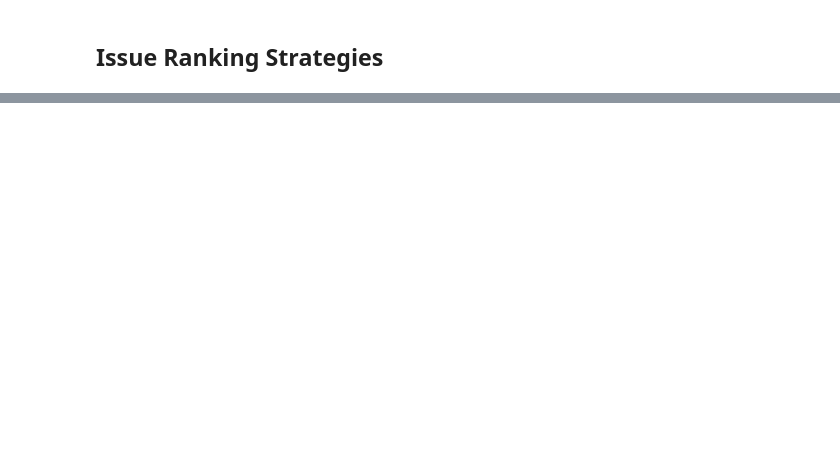
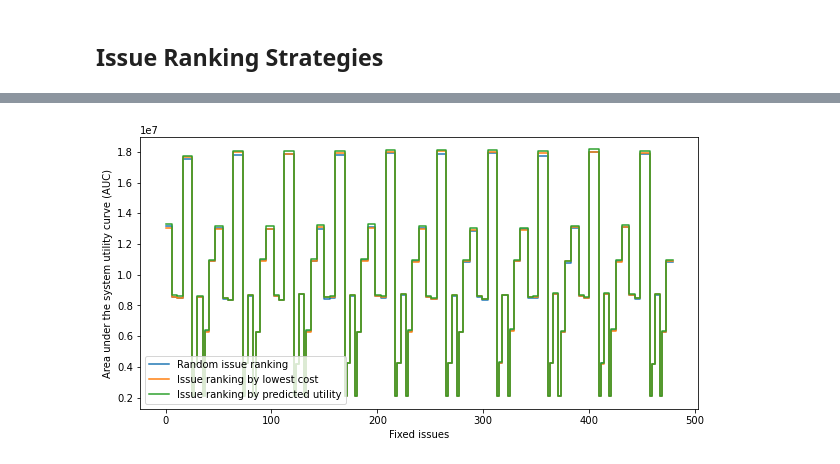
Before and after one commit to Phimanu/MachineLearningControl, a Jupyter notebook: mrubis_controller/performance_plots.ipynb, the cells around one changed output, grey strips where cells are left out. Cells and saved outputs as stored; diff of their text form; code cells hidden in the pictures; blank space fills up the shorter version.

```diff
--- a/mrubis_controller/performance_plots.ipynb
+++ b/mrubis_controller/performance_plots.ipynb
@@ -49,4 +37,0 @@ low_r_500_df = pd.read_csv(controller_output / '500_runs_lowest_random.csv')
-# %%
-for df in [low_u_500_df, low_c_500_df, low_r_500_df]:
-    scaler = StandardScaler()
-    df['normalized_system_utility'] = scaler.fit_transform(df['system_utility'].values.reshape(-1,1))
@@ -100,0 +61,10 @@ def replicate_issue_ranking(df, run, strategy='utility'):
+# %%
+def estimate_system_utility_for_all_runs(df, strategy):
+    return pd.concat([calculate_estimated_utility_within_run(df, run, strategy) for run in df['run'].unique()])
+# %%
+low_u_estimates_df = estimate_system_utility_for_all_runs(low_u_df, 'utility')\
+    .reset_index()[['run', 'estimated_system_utility', 'auc']]\
+    .reset_index().rename(columns={'index': 'fixed_issues'})
+low_c_estimates_df = estimate_system_utility_for_all_runs(low_c_df, 'cost')\
+    .reset_index()[['run', 'estimated_system_utility', 'auc']]\
+    .reset_index().rename(columns={'index': 'fixed_issues'})
@@ -100,0 +87,8 @@ def replicate_issue_ranking(df, run, strategy='utility'):
+# %%
+fig, ax = plt.subplots(figsize=(10,5))
+sns.lineplot(x='fixed_issues', y='auc', data=low_r_estimates_df, ax=ax, ci=None, label='Random issue ranking', drawstyle='steps')
+sns.lineplot(x='fixed_issues', y='auc', data=low_c_estimates_df, ax=ax, ci=None, label='Issue ranking by lowest cost', drawstyle='steps')
+sns.lineplot(x='fixed_issues', y='auc', data=low_u_estimates_df, ax=ax, ci=None, label='Issue ranking by predicted utility', drawstyle='steps')
+ax.set(xlabel='Fixed issues', ylabel='Area under the system utility curve (AUC)');
+# %% [output]
+[figure, added]
```
Also changed, not shown: parts of 28 cells of this notebook.
